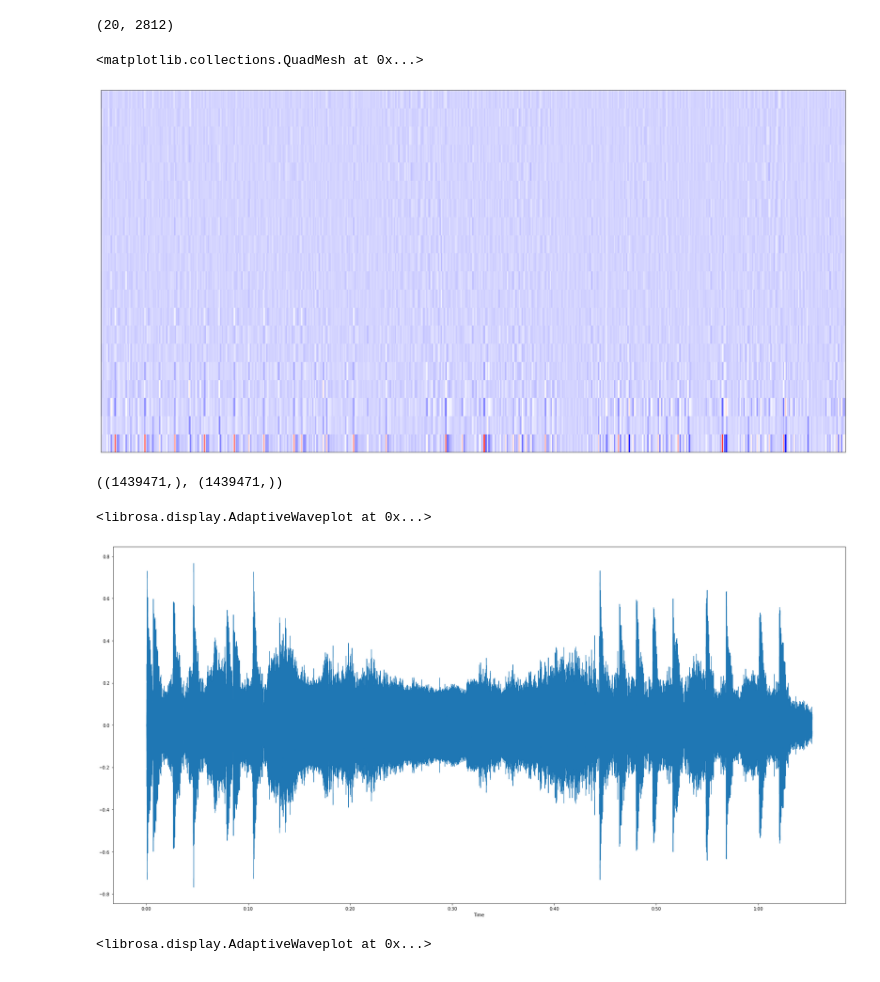
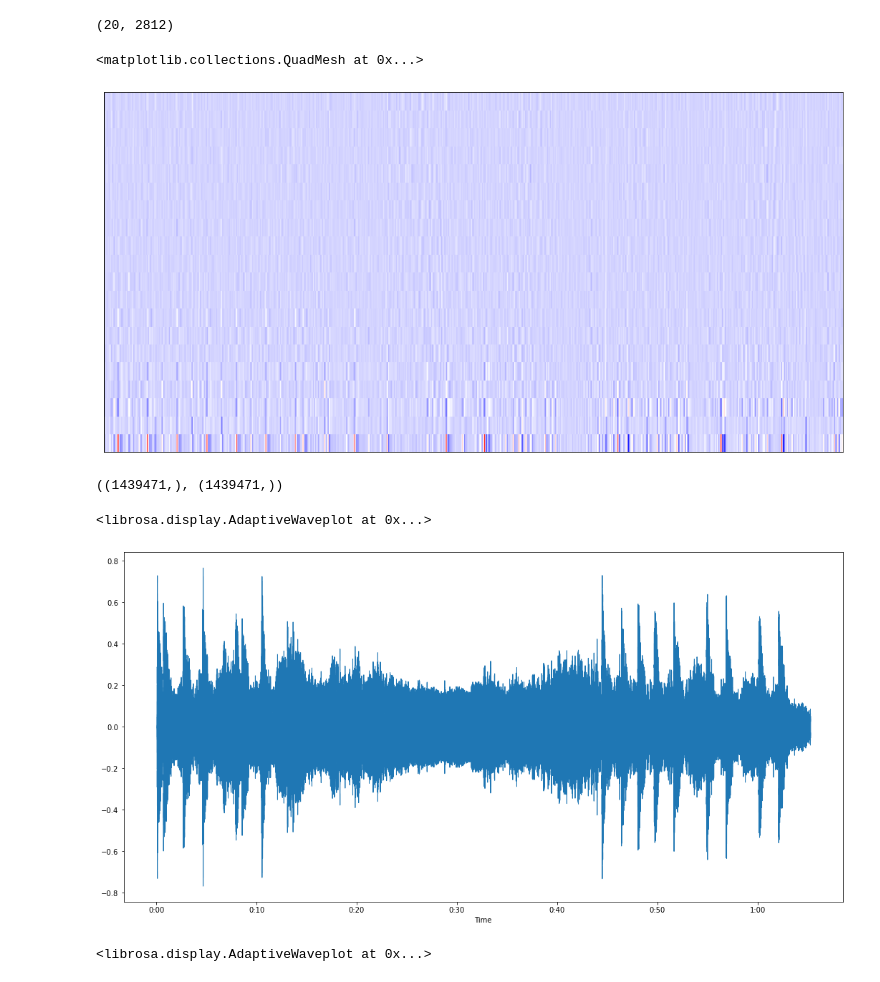
Before and after one commit to Lucas-Courant/predicting_audio_genre, a Jupyter notebook: Code/preliminary_eda.ipynb, the cells around one changed output. Drawn from its saved outputs; the diff is of its cells as text; code cells hidden in the pictures.

```diff
--- a/Code/preliminary_eda.ipynb
+++ b/Code/preliminary_eda.ipynb
@@ -328,11 +390,11 @@ mfcc_delta.shape
 # %% [output]
 (20, 2812)
 # %%
-fig = plt.figure(figsize = (30, 15))
+fig = plt.figure(figsize = (18, 9))
 librosa.display.specshow(mfcc_delta, cmap='bwr')
 # %% [output]
 <matplotlib.collections.QuadMesh at 0x...>
-[figure, old version]
+[figure, new version]
 # %%
 y_harmonic, y_percussive = librosa.effects.hpss(y)
 # %%
@@ -340,9 +402,9 @@ y_harmonic.shape, y_percussive.shape
 # %% [output]
 ((1439471,), (1439471,))
 # %%
-fig = plt.figure(figsize = (30, 15))
+fig = plt.figure(figsize = (18, 9))
 librosa.display.waveshow(y_harmonic)
 # %% [output]
 <librosa.display.AdaptiveWaveplot at 0x...>
-[figure, old version]
+[figure, new version]
 # %%
```
Also changed, not shown: parts of 26 cells of this notebook.
